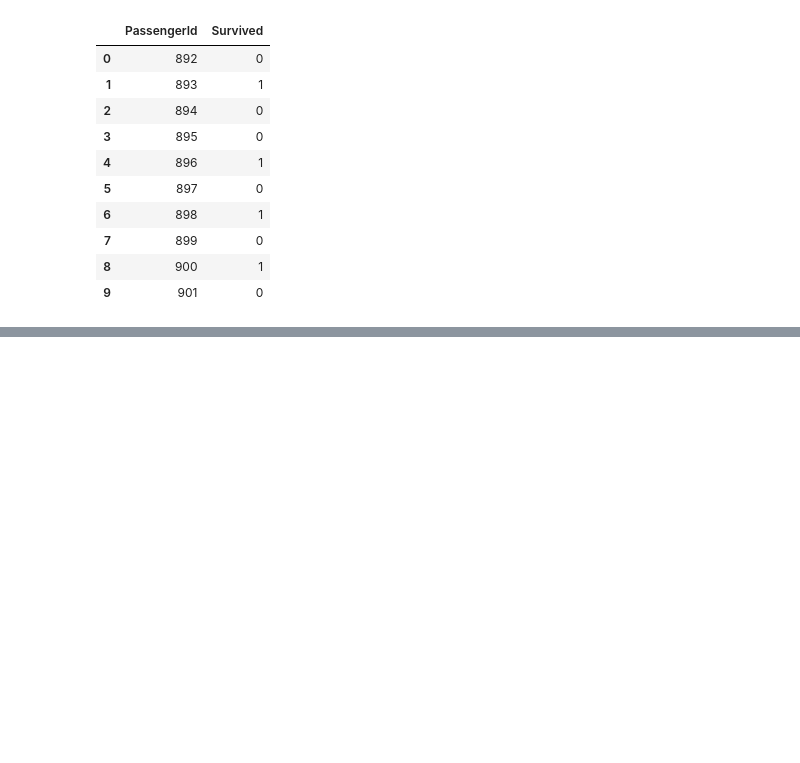
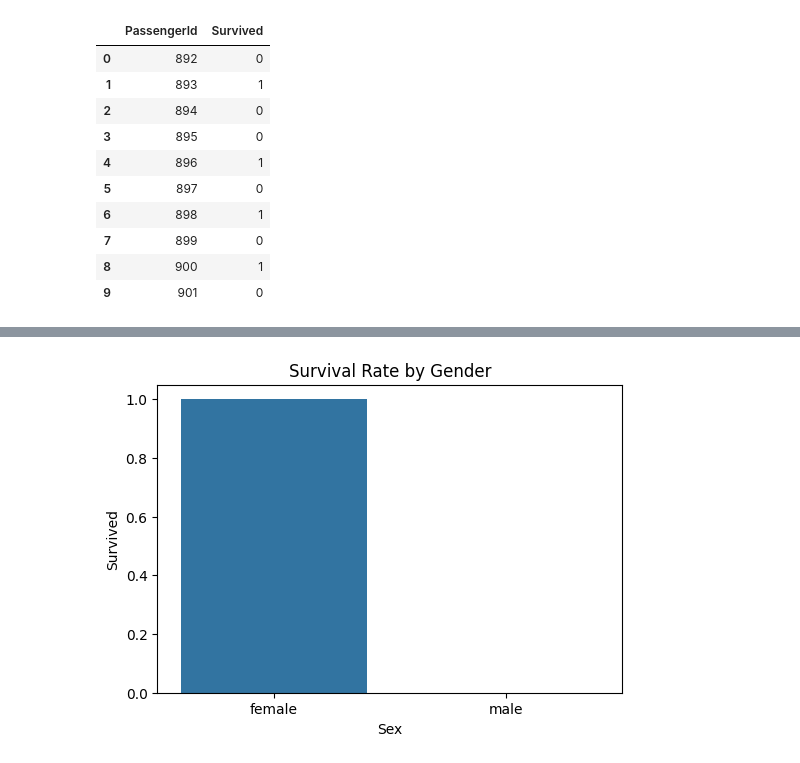
Before and after one commit to Paras-Gith/Titanic_data, a Jupyter notebook: solution.ipynb, the cells around one changed output, grey strips where cells are left out. Cells and saved outputs as stored; diff of their text form; code cells hidden in the pictures; blank space fills up the shorter version.

```diff
--- a/solution.ipynb
+++ b/solution.ipynb
@@ -67,0 +84,3 @@ df_test.head(10)
+# %%
+df_all = pd.merge(df_test, df_gender, on="PassengerId")
+df_all.head(10)
@@ -67,0 +126,4 @@ df_test.head(10)
+# %%
+df_all["Survived"] = pd.to_numeric(df_all["Survived"], errors="coerce")
+survival_rates = df_all.groupby(["Sex", "Pclass"])["Survived"].mean().reset_index()
+print(survival_rates)
@@ -67,0 +138,7 @@ df_test.head(10)
+# %%
+plt.figure(figsize=(6,4))
+sns.barplot(x="Sex", y="Survived", data=df_all, estimator=lambda x: sum(x)/len(x))
+plt.title("Survival Rate by Gender")
+plt.show()
+# %% [output]
+[figure, added]
```
Also changed, not shown: parts of 8 cells of this notebook.
